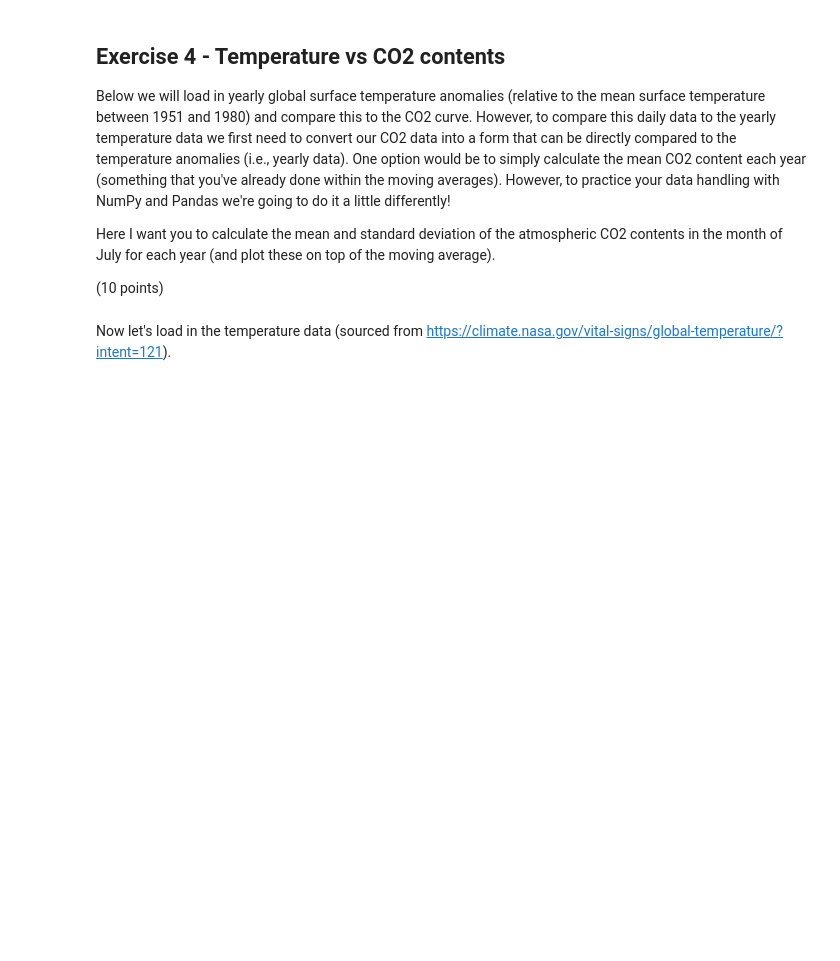
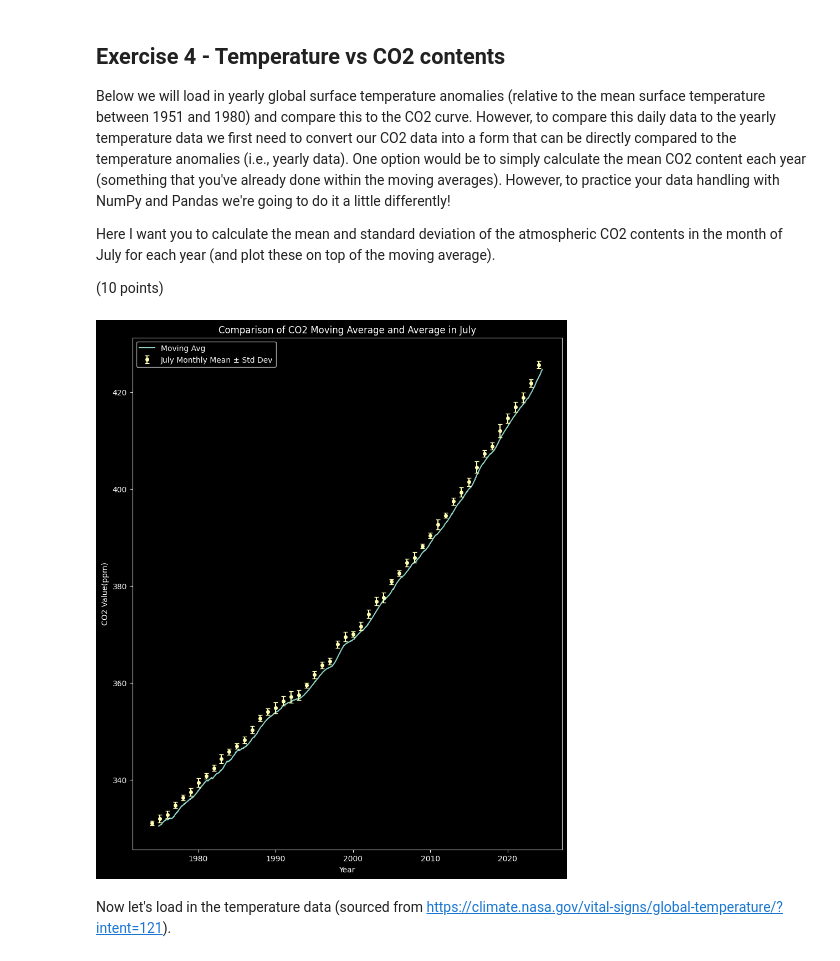
Before and after one commit to ItsukiKigoshi/EPS88_Gleeson, a Jupyter notebook: Week 3 - Pandas and CO2 records.ipynb, the cells around one changed output. Drawn from its saved outputs; the diff is of its cells as text; code cells hidden in the pictures; blank space fills up the shorter version.

```diff
--- a/Week 3 - Pandas and CO2 records.ipynb
+++ b/Week 3 - Pandas and CO2 records.ipynb
@@ -260,0 +198,3 @@ Let's have a closer look at those yearly variations. Choose any year in the time
+# %%
+# Add CO2 Daily Mean Value to the DataFrame
+df_CO2_2004["CO2 Daily Mean"] = df_CO2_2004["Decimal Year"].map(data.set_index('Decimal Year')["CO2"])
@@ -261,3 +210,14 @@ Let's have a closer look at those yearly variations. Choose any year in the time
+# %%
+# Do the same thing to 1990
+df_CO2_1990 = df_moving_avg.loc[np.floor(df_moving_avg["Decimal Year"]) == 1990,:]
+df_CO2_1990["CO2 Daily Mean"] = df_CO2_1990["Decimal Year"].map(data.set_index('Decimal Year')["CO2"])
+
+plt.figure()
+plt.plot(df_CO2_1990["Decimal Year"], df_CO2_1990["CO2 Daily Mean"] - df_CO2_1990["Moving Average"])
+plt.xlabel("Time (Decimal Year)")
+plt.ylabel("Daily Mean - Moving Average CO2 Value (ppm)")
+plt.title("Daily Mean - Moving Average CO2 Value in 1990 (ppm)")
+plt.show()
 # %% [markdown]
 Compare your results to someone else that chose a different year. Are the results similar? What do you think is driving these yearly variations?
 
@@ -274,0 +235,6 @@ Here I want you to calculate the mean and standard deviation of the atmospheric
+# %%
+# Mean
+data_july_mean = data.loc[data["Month"]==7].groupby('Year')['CO2'].mean()
+# %%
+# Standard deviation
+data_july_std = data.loc[data["Month"]==7].groupby('Year')['CO2'].std()
@@ -275,3 +243,14 @@ Here I want you to calculate the mean and standard deviation of the atmospheric
+# %%
+plt.figure(figsize=(10, 12))
+plt.plot(moving_time, moving_avg, label="Moving Avg")
+plt.errorbar(data_july_std.index, data_july_mean, yerr=data_july_std, fmt='o', markersize=4, capsize=3, label="July Monthly Mean ± Std Dev")
+plt.xlabel("Year")
+plt.ylabel("CO2 Value(ppm)")
+plt.title("Comparison of CO2 Moving Average and Average in July")
+plt.legend(loc="upper left")
+plt.show()
+# %% [output]
+[figure, added]
 # %% [markdown]
 Now let's load in the temperature data (sourced from https://climate.nasa.gov/vital-signs/global-temperature/?intent=121).
 # %%
```
Also changed, not shown: parts of 29 cells of this notebook.
